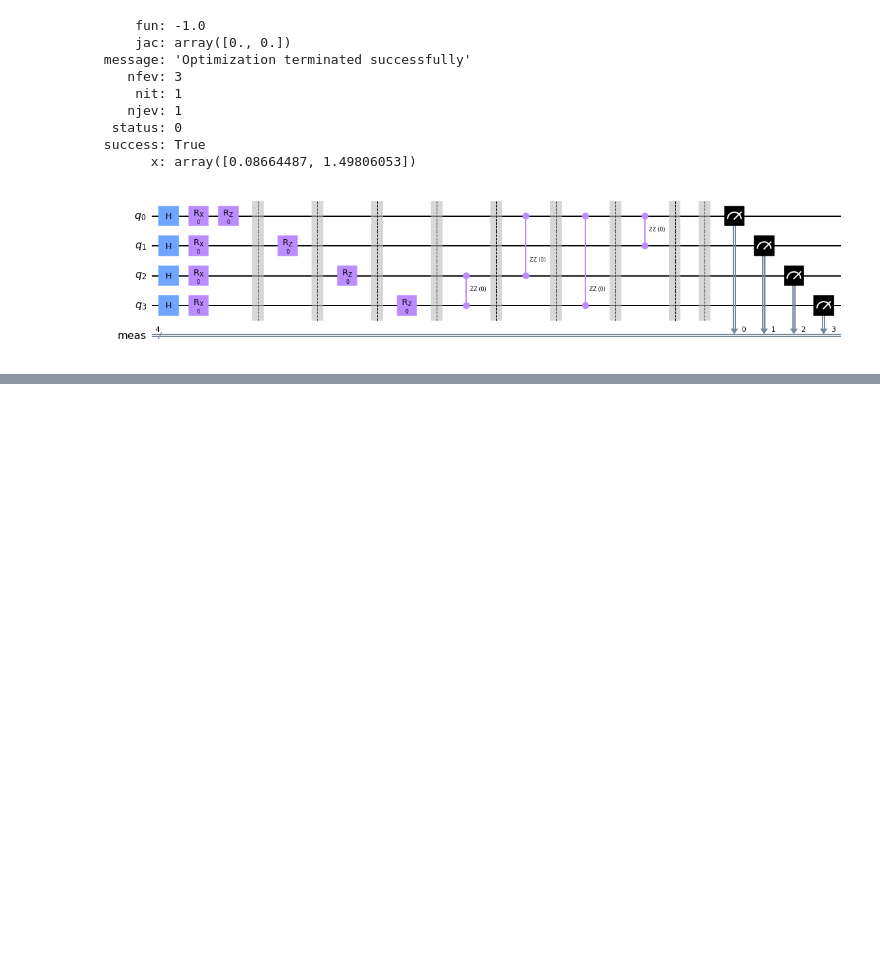
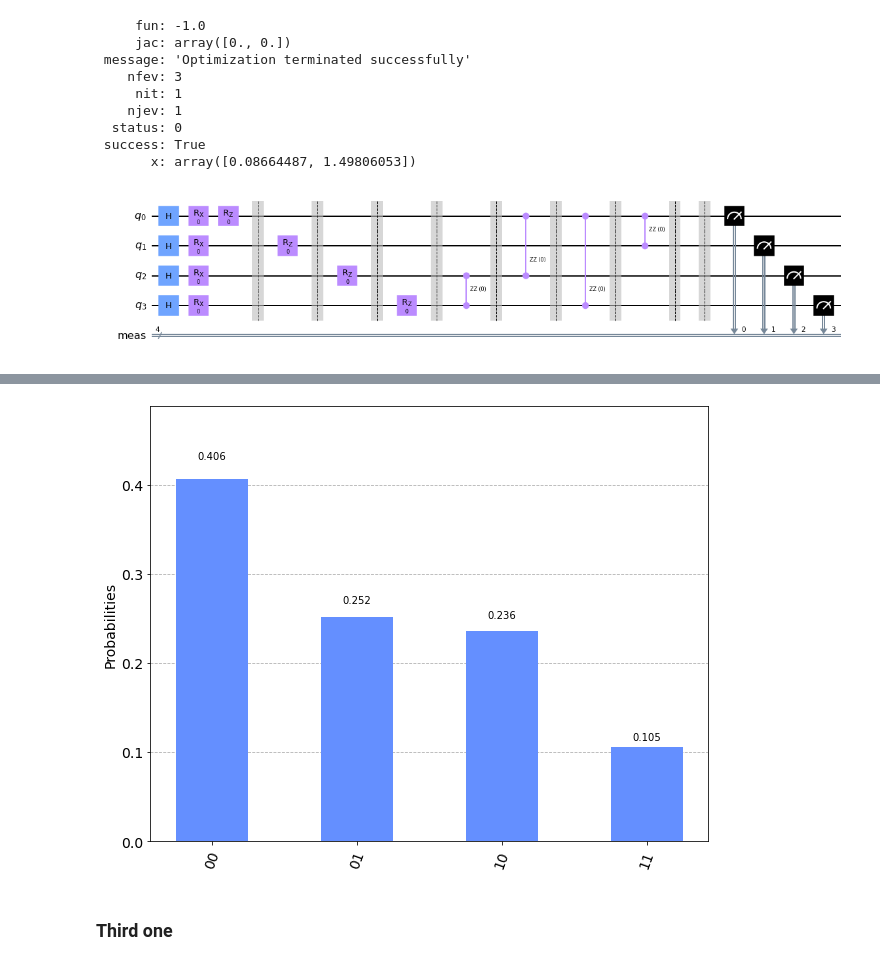
Before and after one commit to Gabrielkrzyzanowski/Quantum_Algorithms, a Jupyter notebook: QAOA_QUBO.ipynb, the cells around one changed output, grey strips where cells are left out. Cells and saved outputs as stored; diff of their text form; code cells hidden in the pictures; blank space fills up the shorter version.

```diff
--- a/QAOA_QUBO.ipynb
+++ b/QAOA_QUBO.ipynb
@@ -127,0 +241,6 @@ qc_res.draw(output='mpl')
+# %%
+plot_histogram(counts2,figsize=(10,8))
+# %% [output]
+[figure, added]
+# %% [markdown]
+### Third one
```
Also changed, not shown: parts of 16 cells of this notebook, 1 other file.
